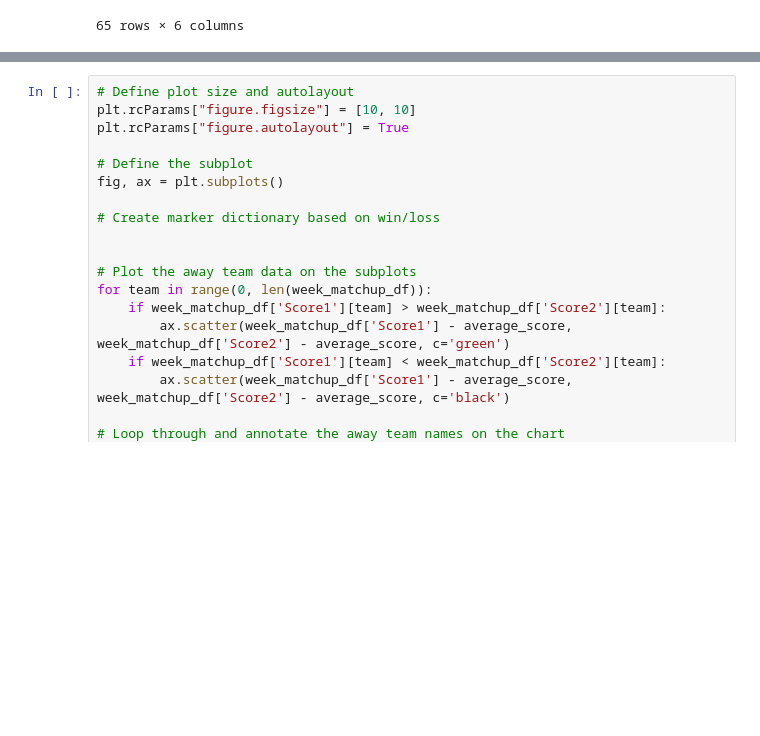
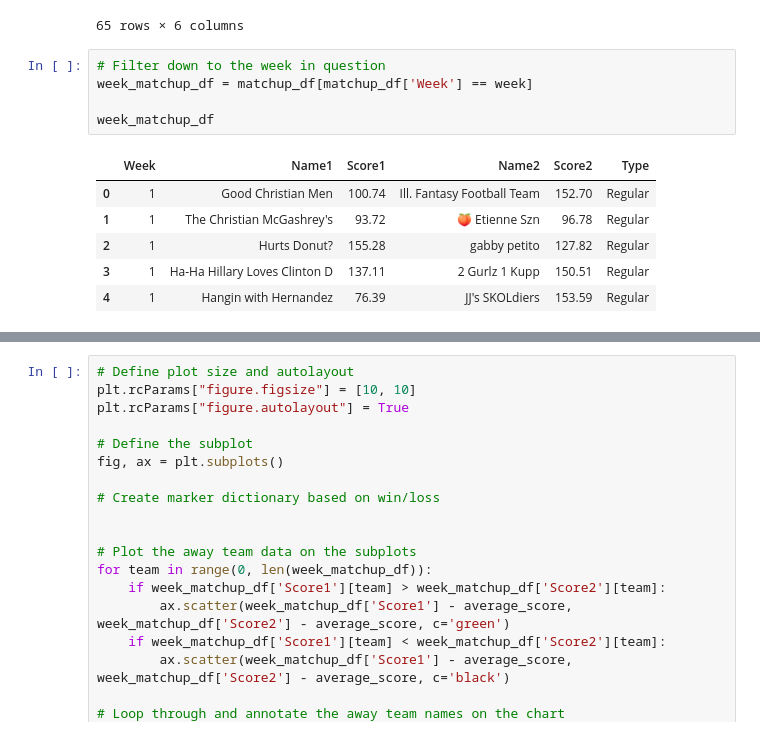
Before and after one commit to tbryan2/ESPN-API-Current-Year-Data, a Jupyter notebook: testing.ipynb, the cells around one changed output, grey strips where cells are left out. Saved outputs shown, nothing was run; the diff lists cells and outputs as text; blank space fills up the shorter version.

```diff
--- a/testing.ipynb
+++ b/testing.ipynb
@@ -110,3 +110,15 @@ matchup_df
 | 63 | 13 | Ill. Fantasy Football Team | 0.00 | The Christian McGashrey's | 0.00 | Regular |
 | 64 | 13 | Hangin with Hernandez | 0.00 | Hurts Donut? | 0.00 | Regular |
 65 rows × 6 columns
+# %%
+# Filter down to the week in question
+week_matchup_df = matchup_df[matchup_df['Week'] == week]
+
+week_matchup_df
+# %% [output]
+|  | Week | Name1 | Score1 | Name2 | Score2 | Type |
+| 0 | 1 | Good Christian Men | 100.74 | Ill. Fantasy Football Team | 152.70 | Regular |
+| 1 | 1 | The Christian McGashrey's | 93.72 | 🍑 Etienne Szn | 96.78 | Regular |
+| 2 | 1 | Hurts Donut? | 155.28 | gabby petito | 127.82 | Regular |
+| 3 | 1 | Ha-Ha Hillary Loves Clinton D | 137.11 | 2 Gurlz 1 Kupp | 150.51 | Regular |
+| 4 | 1 | Hangin with Hernandez | 76.39 | JJ's SKOLdiers | 153.59 | Regular |
```
Also changed, not shown: parts of 6 cells of this notebook.
